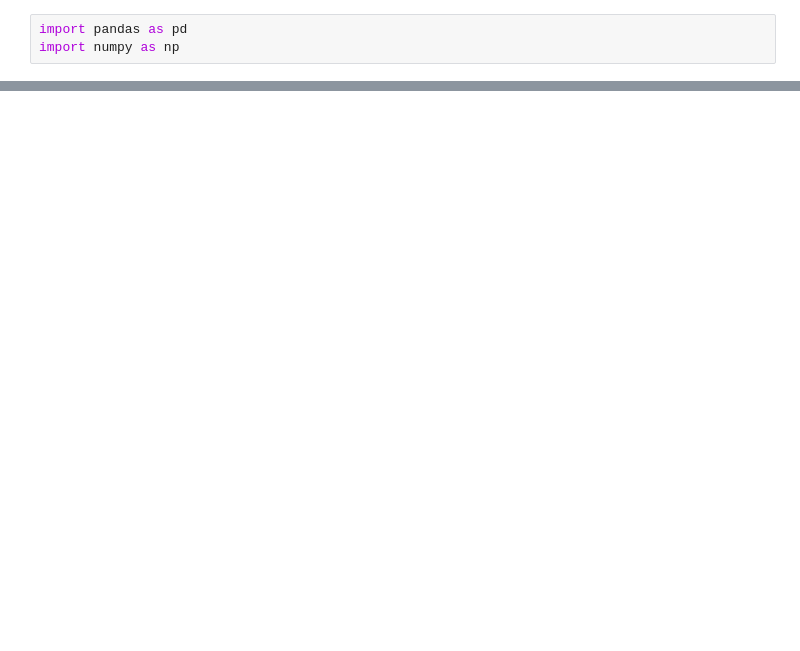
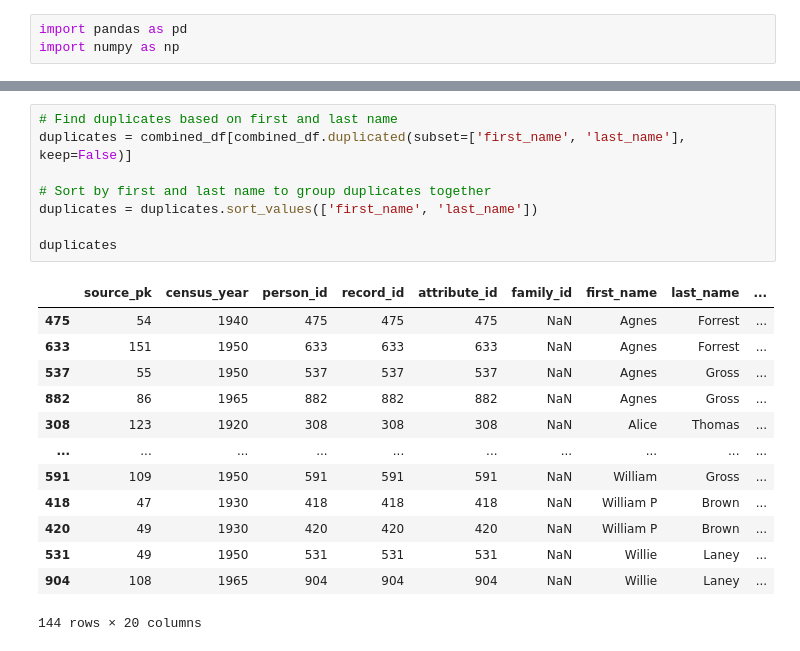
Before and after one commit to vasantsaladi/lakeland_transfer, a Jupyter notebook: import.ipynb, the cells around one changed output, grey strips where cells are left out. Cells and saved outputs as stored; diff of their text form; blank space fills up the shorter version.

```diff
--- a/import.ipynb
+++ b/import.ipynb
@@ -25,0 +152,22 @@ Sample of each census year:
+# %%
+# Find duplicates based on first and last name
+duplicates = combined_df[combined_df.duplicated(subset=['first_name', 'last_name'], keep=False)]
+
+# Sort by first and last name to group duplicates together
+duplicates = duplicates.sort_values(['first_name', 'last_name'])
+
+duplicates
+# %% [output]
+|  | source_pk | census_year | person_id | record_id | attribute_id | family_id | first_name | last_name | ... |
+| 475 | 54 | 1940 | 475 | 475 | 475 | NaN | Agnes | Forrest | ... |
+| 633 | 151 | 1950 | 633 | 633 | 633 | NaN | Agnes | Forrest | ... |
+| 537 | 55 | 1950 | 537 | 537 | 537 | NaN | Agnes | Gross | ... |
+| 882 | 86 | 1965 | 882 | 882 | 882 | NaN | Agnes | Gross | ... |
+| 308 | 123 | 1920 | 308 | 308 | 308 | NaN | Alice | Thomas | ... |
+| ... | ... | ... | ... | ... | ... | ... | ... | ... | ... |
+| 591 | 109 | 1950 | 591 | 591 | 591 | NaN | William | Gross | ... |
+| 418 | 47 | 1930 | 418 | 418 | 418 | NaN | William P | Brown | ... |
+| 420 | 49 | 1930 | 420 | 420 | 420 | NaN | William P | Brown | ... |
+| 531 | 49 | 1950 | 531 | 531 | 531 | NaN | Willie | Laney | ... |
+| 904 | 108 | 1965 | 904 | 904 | 904 | NaN | Willie | Laney | ... |
+144 rows × 20 columns
```
Also changed, not shown: parts of 14 cells of this notebook, 2 other files.
